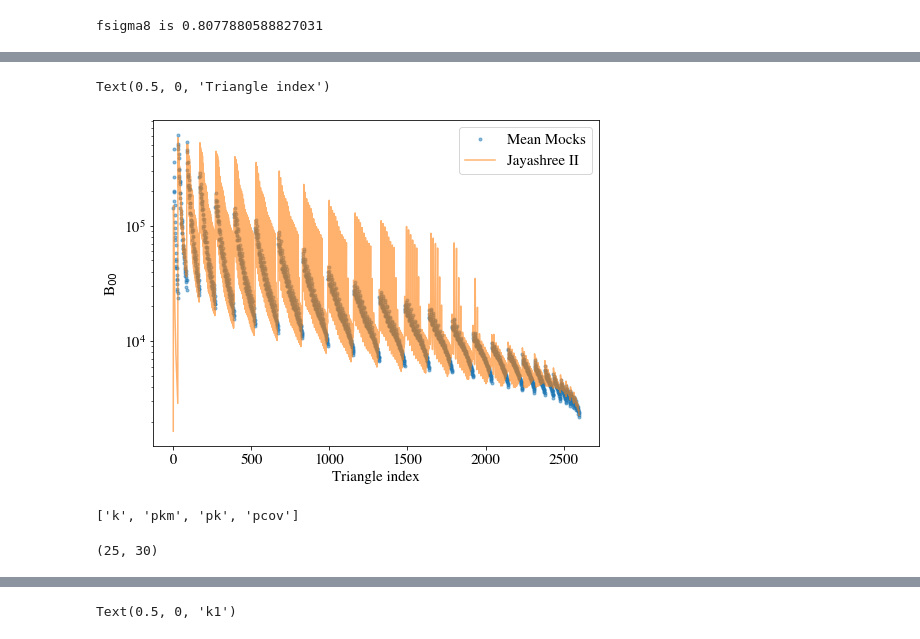
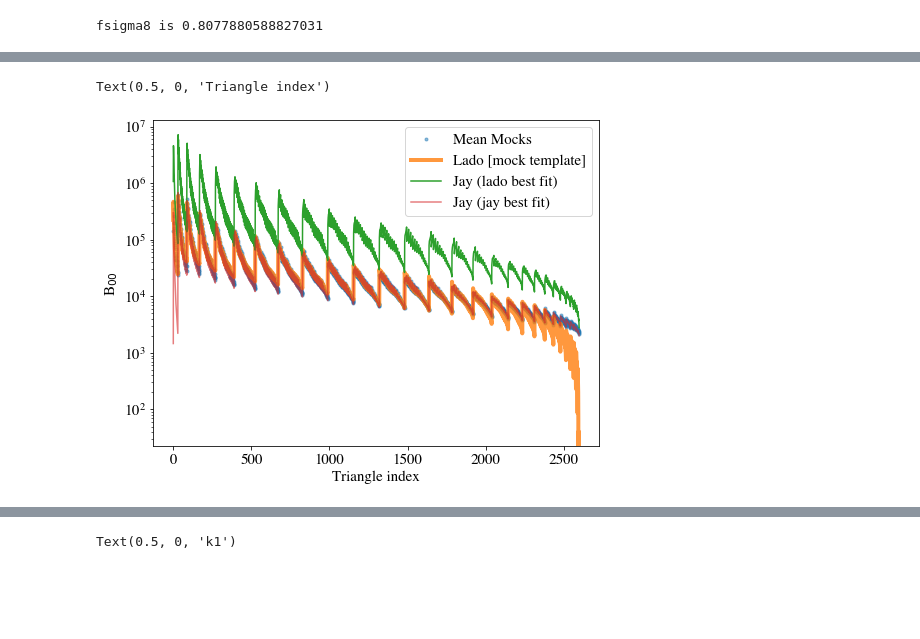
Before and after one commit to mehdirezaie/bispectrum, a Jupyter notebook: template.ipynb, the cells around one changed output, grey strips where cells are left out. Saved outputs shown, nothing was run; the diff lists cells and outputs as text; code cells hidden in the pictures; blank space fills up the shorter version.

```diff
--- a/template.ipynb
+++ b/template.ipynb
@@ -79,0 +73,8 @@ pk_1d_int = PowerSpectrumInterpolator1D(kcamb, Pcamb)
+# %%
+# Jay's fit
+kcamb = ps.k*1.0
+Pcamb = ps.p.mean(axis=0)*1.0
+
+kcamb[0]=0.001
+Pcamb[0]=0.001
+pk_1d_int = PowerSpectrumInterpolator1D(kcamb, Pcamb)
@@ -84,8 +97,8 @@ pk_1d_int = PowerSpectrumInterpolator1D(kcamb, Pcamb)
 #     return ((b00-b_obs)**2).sum()
 
 def loss(params, pk_1d=None):
-    b1, b2, f, s0, s1 = params
-    b00 = tree_level_b00(k1, k2, k3, b1, b2, f, s0, s1, pk_1d)
+    f, b1, b2, s0, s1 = params
+    b00 = tree_level_b00(k1, k2, k3, f, b1, b2, s0, s1, pk_1d)
     return ((b00 - b_obs)**2).sum() #+ (abs(b00 - b_obs)).sum()
 
 # def loss2(params, pk_1d=None):
@@ -93,6 +106,6 @@ def loss(params, pk_1d=None):
 #     b00 = Bi0(k1, k2, k3, b1, b2, f, s0, s1, pk_1d)
 #     return ((b00 - b_obs)**2).sum()
 
-res = minimize(loss, [1.2, 1.3, 1.1, 0.1, 0.02], method='Powell', args=(pk_1d_int))
+res = minimize(loss, [1.2, 1.3, 1.1, 0.1, 0.02], method='Powell', args=(pk_1d))
 # res_mock = minimize(loss, [1.2, 1.3, 1.1, 0.1, 0.02], method='Powell', args=(pk_1d_mock))#, method='Powell')
 # res_smooth = minimize(loss_smooth, [1.2, 1.3, 1.1, 0.1, 0.02], method='Powell')#, method='Powell')
@@ -102,6 +115,8 @@ ld = [-1.44919566, 1.10827374, 4.39491818, -980.75573298, 65.87697057]
 # %%
 # # Y00=np.sqrt(1/np.pi)
-# b00_jay = np.array(Bi0(k1, k2, k3, *res.x, pk_1d))
-# b00_lado = tree_level_b00(k1, k2, k3, *res.x, pk_1d)
+b00_lado = tree_level_b00(k1, k2, k3, *res.x, pk_1d)
+b00_jay = Bi0(k1, k2, k3, *res.x, pk_1d)
 # # b00_lado_mock = tree_level_b00(k1, k2, k3, *res_mock.x, pk_1d_mock)
 # b00_lado_s = tree_level_b00(k1, k2, k3, *res.x, pknow_1d)
+# b00_jay_jb = Bi0(k1, k2, k3, *jb, pk_1d_int)
+b00_jay_ld = Bi0(k1, k2, k3, *ld, pk_1d_int)
@@ -112,25 +123,16 @@ b00_jay_ld = Bi0(k1, k2, k3, *ld, pk_1d_int)
 # %%
 plt.figure(figsize=(8, 6))
 plt.plot(b_obs, label='Mean Mocks', marker='.', ls='None', alpha=0.5)
-# plt.plot(b00_lado, label='Lado [CAMB template]', lw=4, alpha=0.8)
-# plt.plot(b00_lado_mock, label='Lado [Mean Pk template]', lw=1, alpha=0.7)
+plt.plot(b00_lado, label='Lado [mock template]', lw=4, alpha=0.8)
 # plt.plot(b00_jay_jb, label='Jayashree', ls='-', alpha=0.6)
-plt.plot(b00_jay_ld, label='Jayashree II', ls='-', alpha=0.6)
+plt.plot(b00_jay, label='Jay (lado best fit)')
+plt.plot(b00_jay_ld, label='Jay (jay best fit)', ls='-', alpha=0.6)
 
 plt.semilogy()
 # plt.ylim(1.0e3, 1.0e6)
 plt.legend()
 plt.ylabel(r'B$_{00}$')
 plt.xlabel('Triangle index')
 # %% [output]
 Text(0.5, 0, 'Triangle index')
-[figure, old version]
+[figure, new version]
-# %%
-pk_lado = np.load('/Users/mehdi/data/pk_LRG.npz')
-pk_lado.files
-# %% [output]
-['k', 'pkm', 'pk', 'pcov']
-# %%
-ps.p.shape
-# %% [output]
-(25, 30)
```
Also changed, not shown: parts of 17 cells of this notebook, 1 other file.
